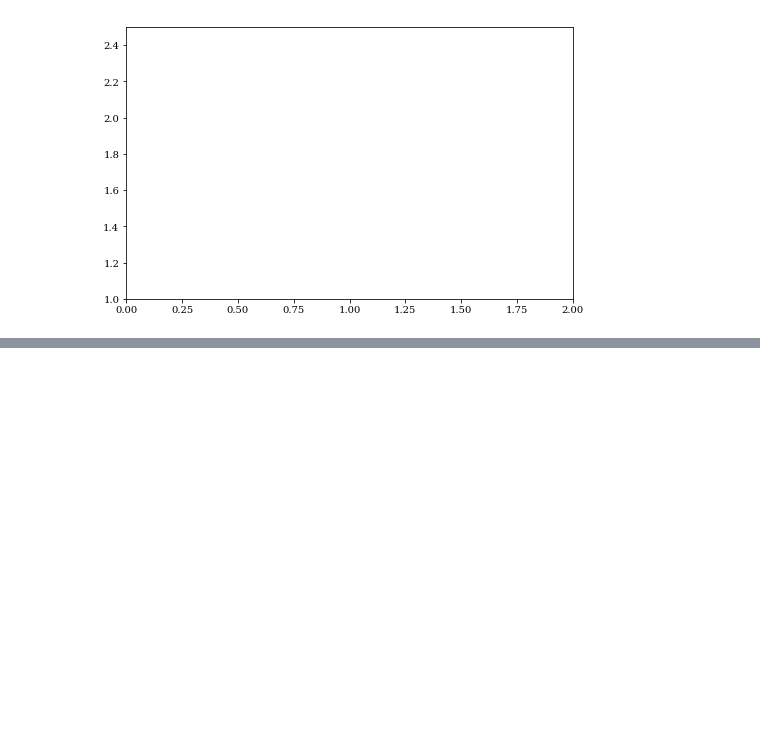
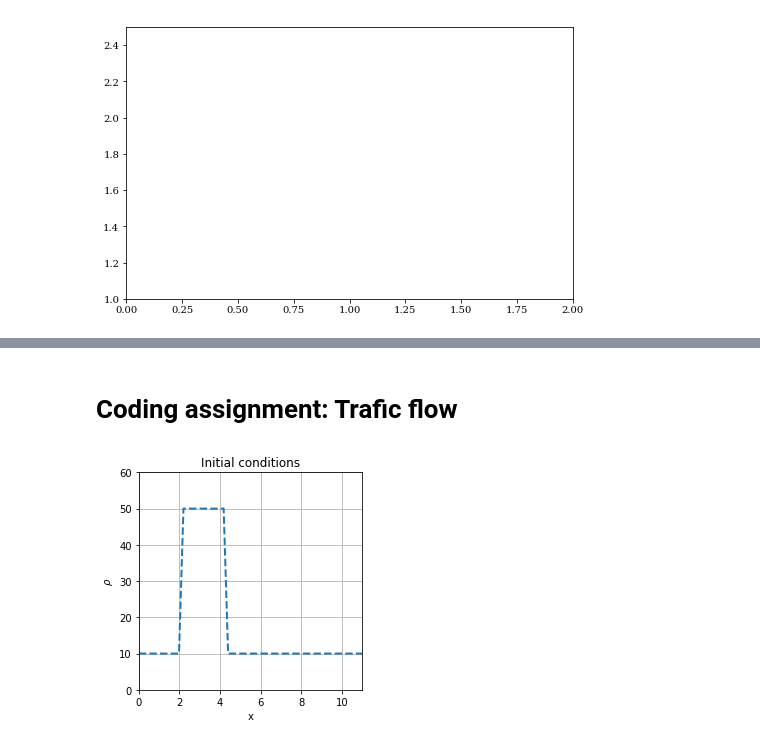
Before and after one commit to amhuertash/numerical-mooc, a Jupyter notebook: working/Untitled.ipynb, the cells around one changed output, grey strips where cells are left out. Cells and saved outputs as stored; diff of their text form; code cells hidden in the pictures; blank space fills up the shorter version.

Commit message:
Coding assigment: Traffic flow. Set parameters

```diff
--- a/working/Untitled.ipynb
+++ b/working/Untitled.ipynb
@@ -1520,3 +1520,33 @@ anim = animation.FuncAnimation(fig, diffusion, frames=nt, interval=100)
 HTML(anim.to_html5_video())
 # %% [output]
 [interactive output not drawn]
+# %% [markdown]
+# Coding assignment: Trafic flow
+# %%
+import numpy
+from matplotlib import pyplot
+%matplotlib inline
+
+#set parameters
+vmax = 80 #km/h
+L = 11 #km
+rho_max = 250 #cars/km
+nx = 51 #number of spatial discrete points
+dt = 0.01 #hours, time-step size
+dx = L/(nx -1) #Spatial grid size (km)
+
+x = numpy.linspace(0,L,nx)
+rho0 = numpy.ones(nx)*10
+rho0[10:20] = 50
+# %%
+# Plot the initial conditions.
+pyplot.figure(figsize=(4.0, 4.0))
+pyplot.title('Initial conditions')
+pyplot.xlabel('x')
+pyplot.ylabel(r'$\rho$')
+pyplot.grid()
+pyplot.plot(x, rho0, color='C0', linestyle='--', linewidth=2)
+pyplot.xlim(0.0, L)
+pyplot.ylim(0.0, 60);
+# %% [output]
+[figure, added]
```
